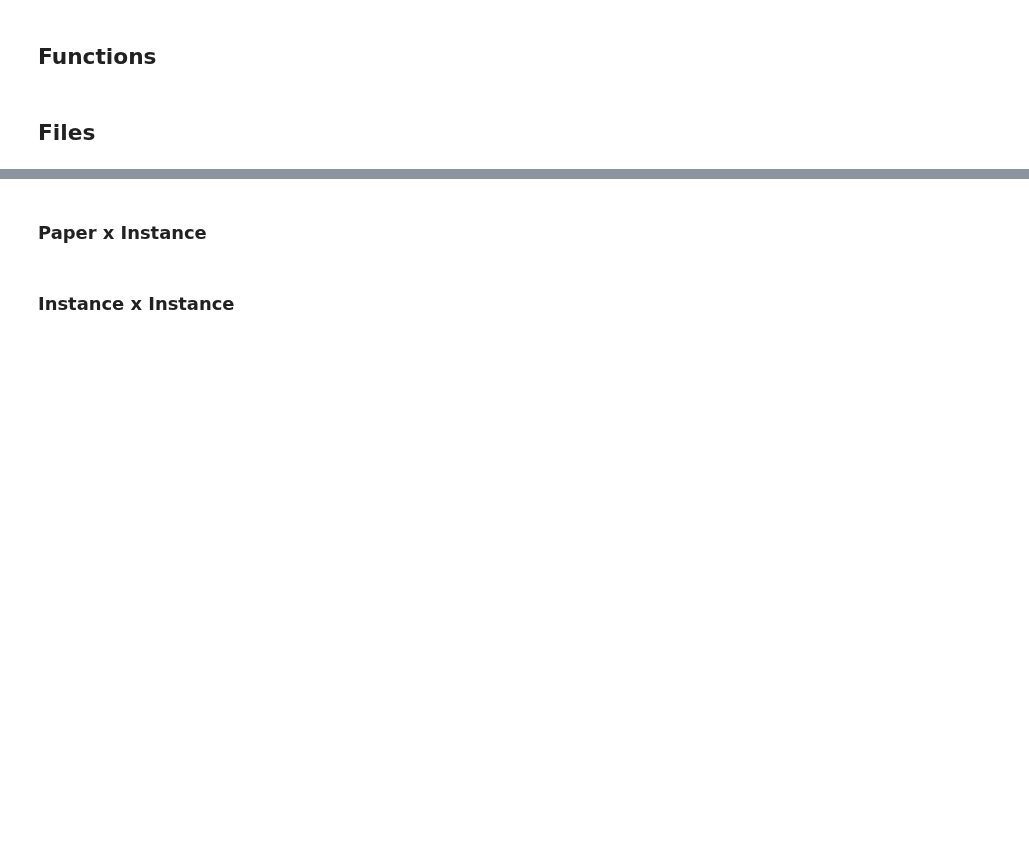
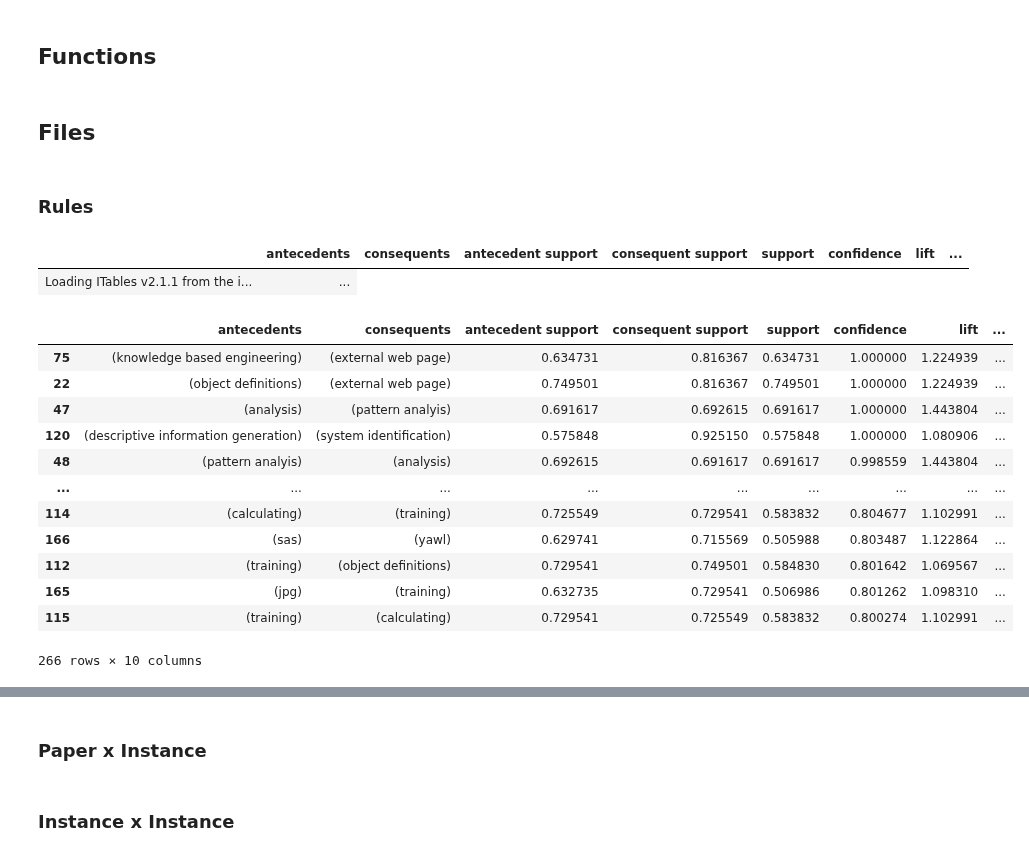
Before and after one commit to borgnetzwerk/tools, a Jupyter notebook: scripts/SLR/co_occurence.ipynb, the cells around one changed output, grey strips where cells are left out. Saved outputs shown, nothing was run; the diff lists cells and outputs as text; code cells hidden in the pictures; blank space fills up the shorter version.

```diff
--- a/scripts/SLR/co_occurence.ipynb
+++ b/scripts/SLR/co_occurence.ipynb
@@ -910,0 +925,21 @@ process_dataframe(cross_type_rules, 'cross_type_rules')
+# %% [markdown]
+### Rules
+# %%
+process_dataframe(rules, 'rules')
+rules
+# %% [output]
+|  | antecedents | consequents | antecedent support | consequent support | support | confidence | lift | ... |
+| Loading ITables v2.1.1 from the i... | ... |
+|  | antecedents | consequents | antecedent support | consequent support | support | confidence | lift | ... |
+| 75 | (knowledge based engineering) | (external web page) | 0.634731 | 0.816367 | 0.634731 | 1.000000 | 1.224939 | ... |
+| 22 | (object definitions) | (external web page) | 0.749501 | 0.816367 | 0.749501 | 1.000000 | 1.224939 | ... |
+| 47 | (analysis) | (pattern analyis) | 0.691617 | 0.692615 | 0.691617 | 1.000000 | 1.443804 | ... |
+| 120 | (descriptive information generation) | (system identification) | 0.575848 | 0.925150 | 0.575848 | 1.000000 | 1.080906 | ... |
+| 48 | (pattern analyis) | (analysis) | 0.692615 | 0.691617 | 0.691617 | 0.998559 | 1.443804 | ... |
+| ... | ... | ... | ... | ... | ... | ... | ... | ... |
+| 114 | (calculating) | (training) | 0.725549 | 0.729541 | 0.583832 | 0.804677 | 1.102991 | ... |
+| 166 | (sas) | (yawl) | 0.629741 | 0.715569 | 0.505988 | 0.803487 | 1.122864 | ... |
+| 112 | (training) | (object definitions) | 0.729541 | 0.749501 | 0.584830 | 0.801642 | 1.069567 | ... |
+| 165 | (jpg) | (training) | 0.632735 | 0.729541 | 0.506986 | 0.801262 | 1.098310 | ... |
+| 115 | (training) | (calculating) | 0.729541 | 0.725549 | 0.583832 | 0.800274 | 1.102991 | ... |
+266 rows × 10 columns
```
Also changed, not shown: parts of 7 cells of this notebook.
